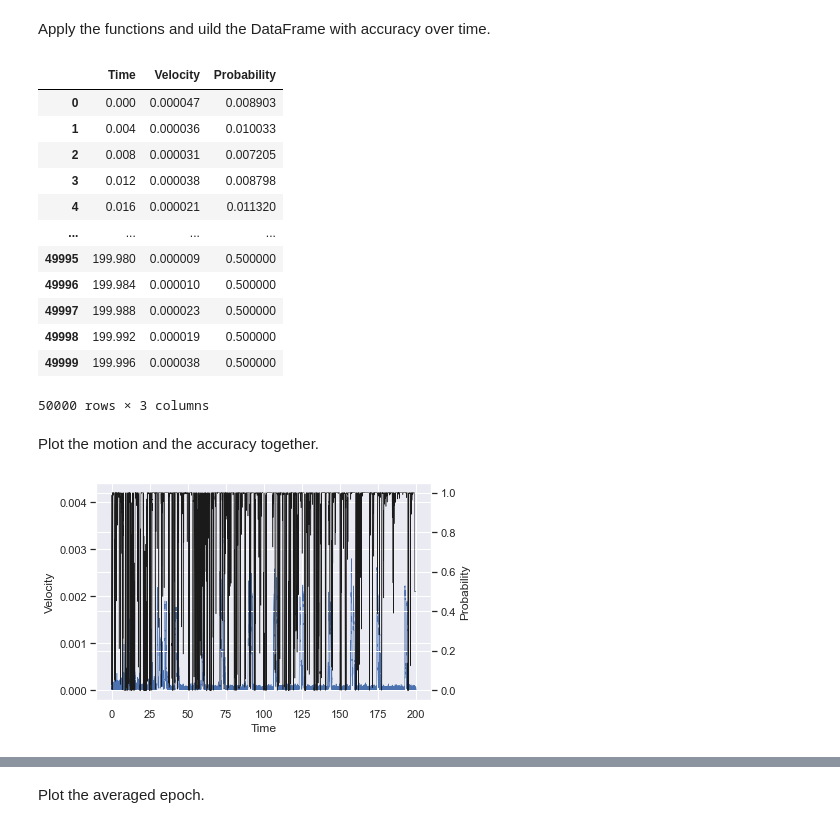
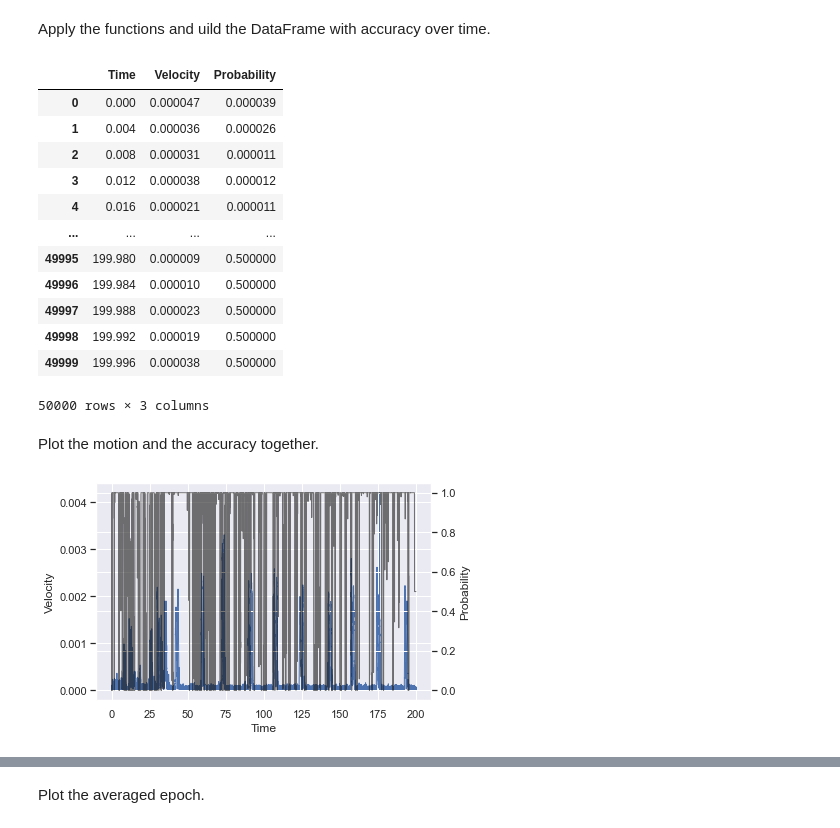
Before and after one commit to lukasgehrke/2021-fastReach, a Jupyter notebook: analyses/Willy_tests/Willy_tests.ipynb, the cells around one changed output, grey strips where cells are left out. Cells and saved outputs as stored; diff of their text form; code cells hidden in the pictures.

```diff
--- a/analyses/Willy_tests/Willy_tests.ipynb
+++ b/analyses/Willy_tests/Willy_tests.ipynb
@@ -239,7 +240,7 @@ for t, l in zip(g.legend_.texts, new_labels):
 # %% [markdown]
 <font size="5">     <b>EEG</b>
 # %%
-X_eeg_train, X_eeg_test, y_eeg_train, y_eeg_test = train_test_split(df2.iloc[:,2:].values, np.asarray(df2['rp_class']), test_size=0.2, random_state=0)
+X_eeg_train, X_eeg_test, y_eeg_train, y_eeg_test = train_test_split(df2.iloc[:,2:].values, np.asarray(df2['rp_class']), test_size=0.5, random_state=0)
 
 clf_eeg = LDA(solver='lsqr', shrinkage='auto')
 
@@ -415,11 +412,11 @@ vel_acc = pd.concat([data_1, acc], axis=1)
 vel_acc
 # %% [output]
 |  | Time | Velocity | Probability |
-| 0 | 0.000 | 0.000047 | 0.008903 |
-| 1 | 0.004 | 0.000036 | 0.010033 |
-| 2 | 0.008 | 0.000031 | 0.007205 |
-| 3 | 0.012 | 0.000038 | 0.008798 |
-| 4 | 0.016 | 0.000021 | 0.011320 |
+| 0 | 0.000 | 0.000047 | 0.000039 |
+| 1 | 0.004 | 0.000036 | 0.000026 |
+| 2 | 0.008 | 0.000031 | 0.000011 |
+| 3 | 0.012 | 0.000038 | 0.000012 |
+| 4 | 0.016 | 0.000021 | 0.000011 |
 | ... | ... | ... | ... |
 | 49995 | 199.980 | 0.000009 | 0.500000 |
 | 49996 | 199.984 | 0.000010 | 0.500000 |
@@ -432,7 +429,7 @@ vel_acc
 # %%
 sns.lineplot(data=vel_acc, x='Time', y='Velocity')
 ax2 = plt.twinx()
-sns.lineplot(data=vel_acc, x='Time', y='Probability', ax=ax2, color='k')
-sns.set(rc={"lines.linewidth": 0.5})
+sns.lineplot(data=vel_acc, x='Time', y='Probability', ax=ax2, color='k', alpha=0.6)
+sns.set(rc={"lines.linewidth": 1})
 # %% [output]
-[figure, old version]
+[figure, new version]
```
Also changed, not shown: parts of 15 cells of this notebook.
